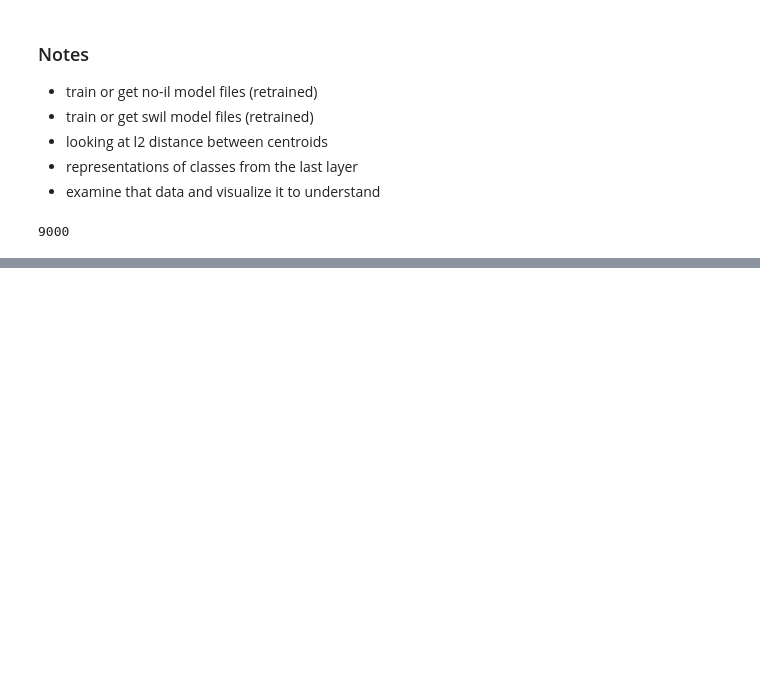
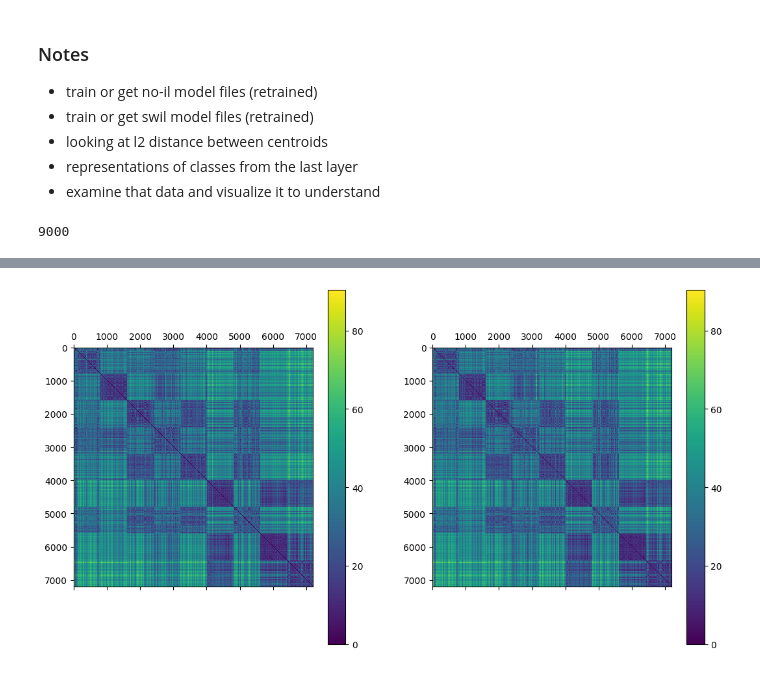
Before and after one commit to mx60s/SWIL-Comparisons, a Jupyter notebook: src/Comparisons.ipynb, the cells around one changed output, grey strips where cells are left out. Saved outputs shown, nothing was run; the diff lists cells and outputs as text; code cells hidden in the pictures; blank space fills up the shorter version.

Commit message:
pairwise dist for fmnist now starting with cifar10

```diff
--- a/src/Comparisons.ipynb
+++ b/src/Comparisons.ipynb
@@ -64,8 +67,10 @@ transform = transforms.Compose([
 
 test_data = FashionMNIST(root='./data', train=False, download=True, transform=transform)
 
+print(len(test_data))
+
 included_data, excluded_data = split_training_data(test_data, [8]) # excluding 8? seems wrong?
-loader = DataLoader(included_data, batch_size=1, shuffle=True, num_workers=2)
+loader = DataLoader(included_data, batch_size=1, shuffle=False, num_workers=2)
 print(len(loader))
 # %% [output]
 9000
@@ -77,6 +82,7 @@ print(len(loader))
 fil_points = {'input_layer': np.zeros((len(loader), 128)), 'output_layer': np.zeros((len(loader), 9))} # 3d matrix: layer activations per example per layer (dimension of layer output?)
 swil_points = {'input_layer': np.zeros((len(loader), 128)), 'output_layer': np.zeros((len(loader), 9))}
 
+targets = []
 #fil_retrained.eval()
 #swil_retrained.eval()
 with torch.no_grad():
@@ -85,9 +91,12 @@ with torch.no_grad():
         for i in range(len(y)):
             if y[i] == 9: # do I need to swap labels at all
                 y[i] = 8
+        targets.append(y)
         fil_actives = fil_feat(x)
         swil_actives = swil_feat(x)
         for layer in layer_names:
             fil_points[layer][step] = fil_actives[layer].numpy().flatten()
             swil_points[layer][step] = swil_actives[layer].numpy().flatten()
+# %%
+targets = np.array([x.tolist()[0] for x in targets]) # I know this is a dumb way to do this
 # %%
@@ -108,0 +141,30 @@ plt.show()
+# %%
+#0 T-shirt/top
+#1 	Trouser
+#2 	Pullover
+#3 	Dress
+#4 	Coat
+#5 	Sandal
+#6 	Shirt
+#7 	Sneaker
+#8 	Ankle boot
+
+# expected results here, sneaker and sandal similar, etc
+
+fig = plt.figure()
+ax = fig.add_subplot(221)
+
+fil_mat = ax.matshow(fil_dist['input_layer'])
+
+ax = fig.add_subplot(222)
+swil_mat = ax.matshow(swil_dist['input_layer'])
+plt.subplots_adjust(bottom=0.1, right=0.8, top=0.9)
+fig.colorbar(fil_mat)
+fig.colorbar(swil_mat)
+
+fig.set_figheight(15)
+fig.set_figwidth(15)
+
+plt.show()
+# %% [output]
+[figure, added]
```
Also changed, not shown: parts of 5 cells of this notebook, 8 other files.
